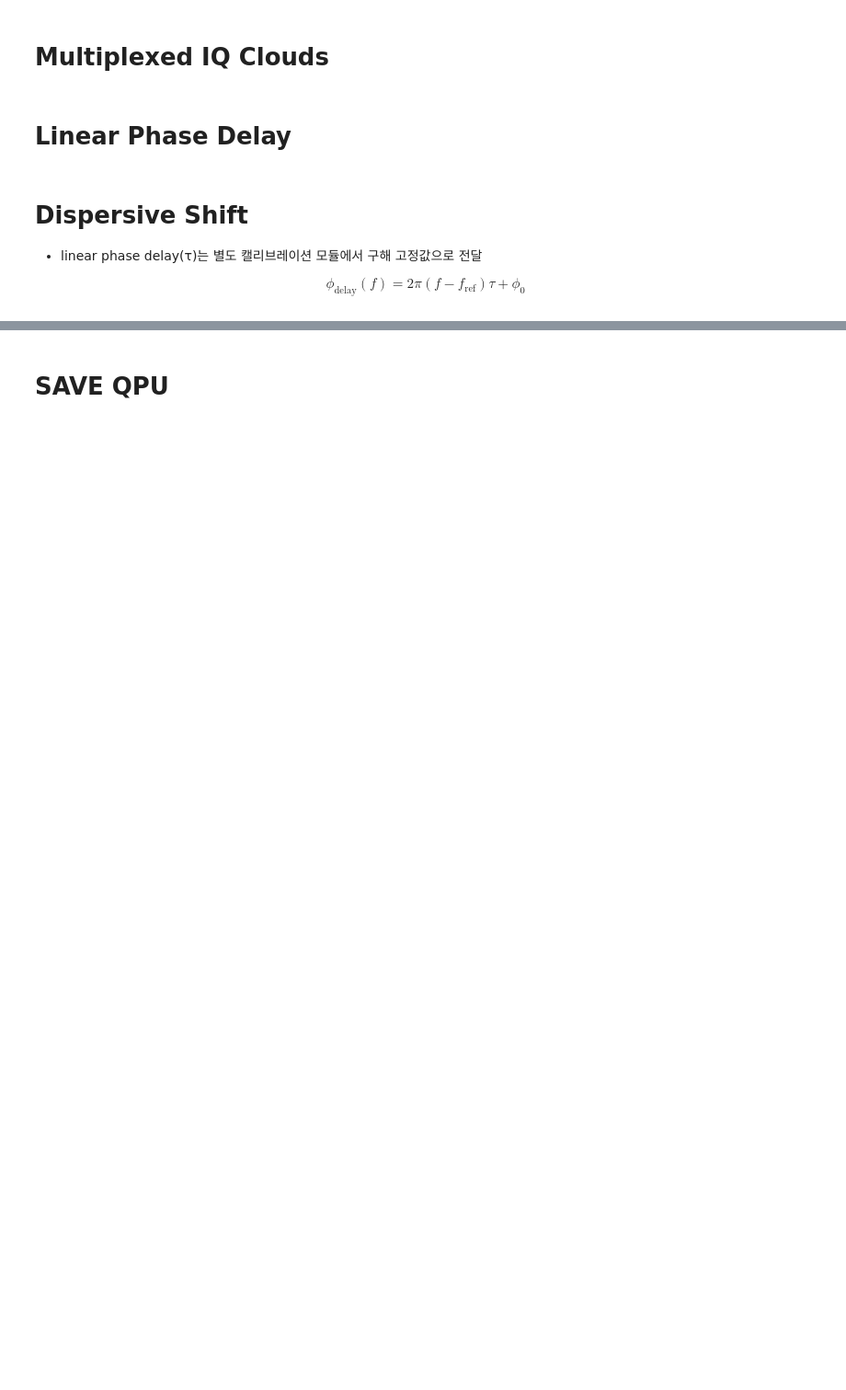
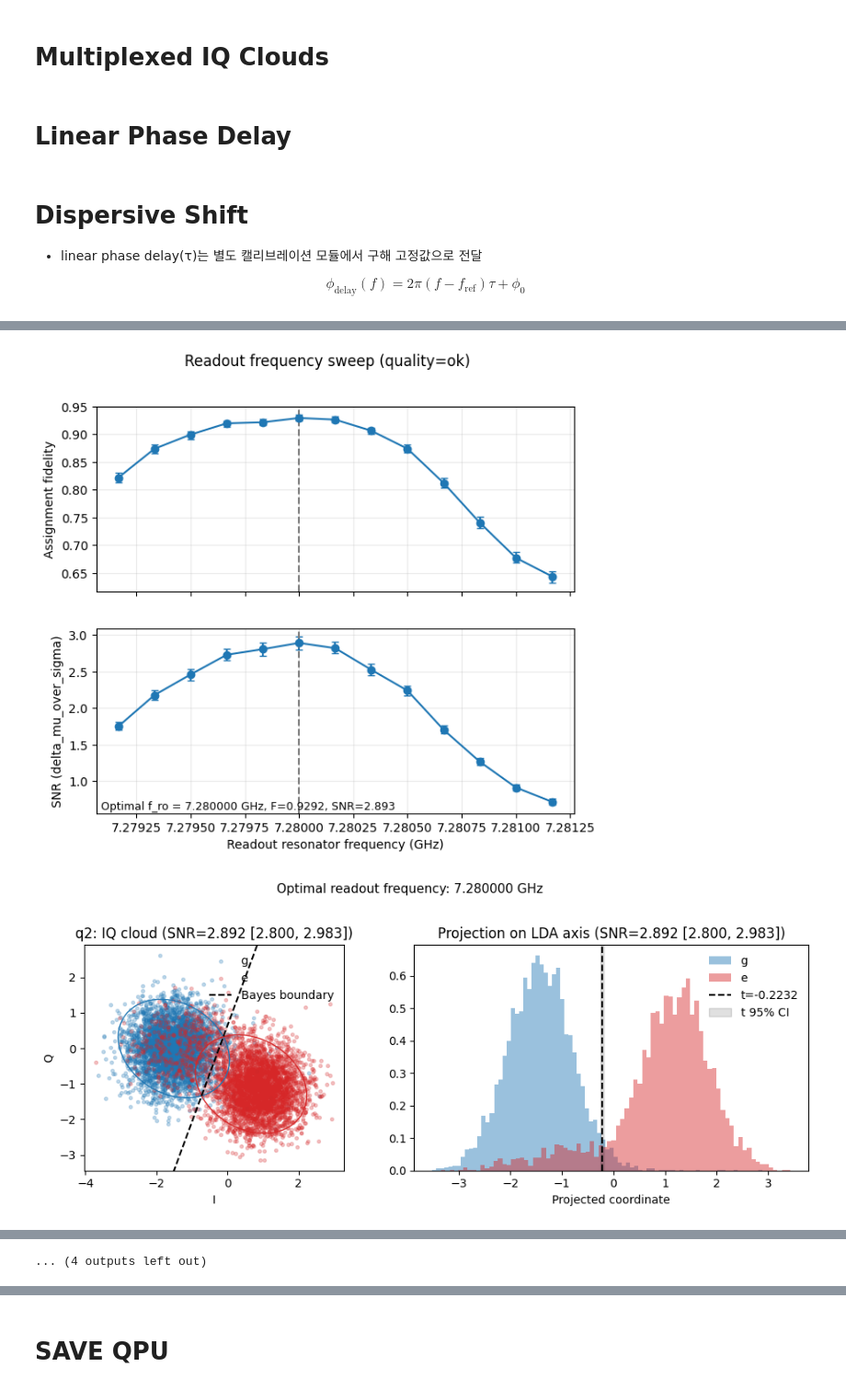
Before and after one commit to yalgaeahn/qubit-experiment, a Jupyter notebook: examples/selectiveRIP/readout_optimization.ipynb, the cells around one changed output, grey strips where cells are left out. Shown at 92% size. Drawn from its saved outputs; the diff is of its cells as text; code cells hidden in the pictures; blank space fills up the shorter version.

```diff
--- a/examples/selectiveRIP/readout_optimization.ipynb
+++ b/examples/selectiveRIP/readout_optimization.ipynb
@@ -715,0 +1097,40 @@ print(m["two_chi_hz"], m["two_chi_uncertainty"])
+# %%
+# [READOUT_OPT_V2_RUN]
+# Example run
+if "qubits" not in globals() or len(qubits) < 1:
+    raise RuntimeError("qubits is not available in notebook globals.")
+
+###################
+q_opt = qubits[2]##
+###################
+init_state = _q_state_from_qubit(q_opt)
+if READOUT_OPT_V2_CONFIG.get("init_state_with_max_readout_length", True):
+    _max_len = READOUT_OPT_V2_CONFIG.get("max_readout_length")
+    if _max_len is not None:
+        init_state["readout_length"] = float(_max_len)
+        _cap = float(_max_len)
+        if _cap <= 0.0:
+            raise ValueError("max_readout_length must be positive.")
+        init_state["readout_integration_length"] = float(_cap)
+
+result_readout_opt_v2 = run_readout_converged_workflow_v2(
+    q=q_opt,
+    qpu=qpu,
+    session=session,
+    state=init_state,
+    config=READOUT_OPT_V2_CONFIG,
+    do_plot=True,
+    plot_iq_cloud=True,
+)
+
+final_readout_state = result_readout_opt_v2["final_state"]
+readout_opt_history = result_readout_opt_v2["history"]
+readout_opt_diagnostics = result_readout_opt_v2["diagnostics"]
+
+print("final_readout_state:")
+pprint(final_readout_state)
+print("\ndiagnostics:")
+pprint(readout_opt_diagnostics)
+print("\nhistory:")
+_print_history(readout_opt_history)
+# %% [output]
@@ -715,0 +1154,2 @@ print(m["two_chi_hz"], m["two_chi_uncertainty"])
+[figure, added]
+[figure, added]
@@ -715,0 +1165 @@ print(m["two_chi_hz"], m["two_chi_uncertainty"])
+... (4 outputs left out)
```
Also changed, not shown: parts of 27 cells of this notebook, 11 other files.
